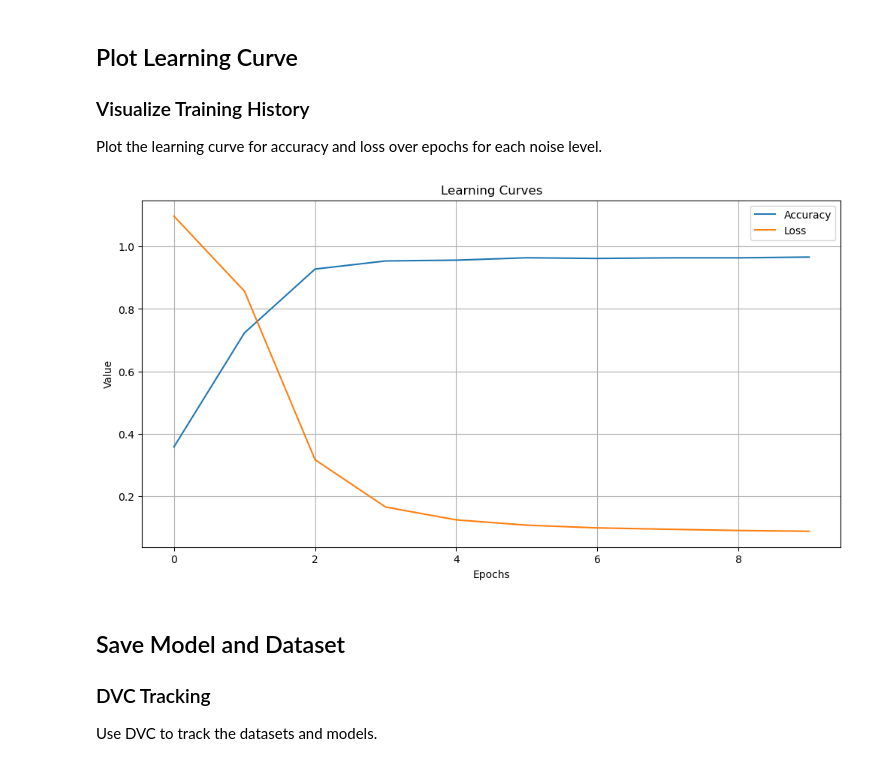
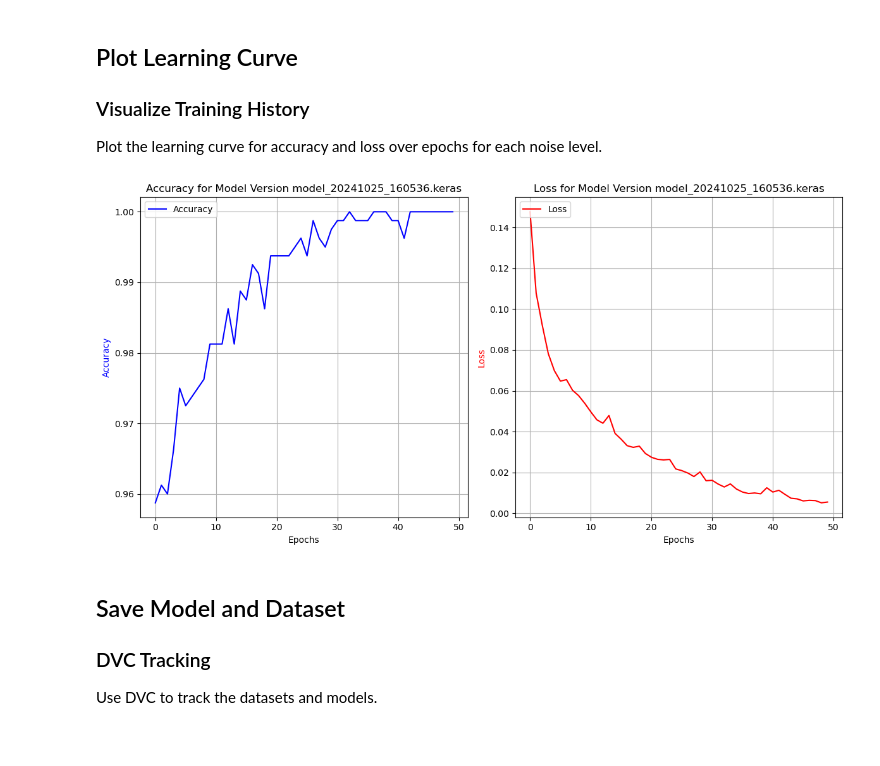
Before and after one commit to sadra-hub/5ara0-softwareForAI, a Jupyter notebook: generate_data.ipynb, the cells around one changed output. Saved outputs shown, nothing was run; the diff lists cells and outputs as text; code cells hidden in the pictures.

```diff
--- a/generate_data.ipynb
+++ b/generate_data.ipynb
@@ -45,7 +66,21 @@ Generate a dataset of images.
 for noise_level in NOISE_LEVELS:
     noise_level_str = str(noise_level).replace('.', '_')  # Replace decimal point for file naming
     dataset_path = os.path.join(DATASET_DIR, f"dataset_noise_{noise_level_str}")
-    generate_data_set(N_SAMPLES, dataset_path)
+
+    # Create the base dataset directory
+    os.makedirs(dataset_path, exist_ok=True)
+
+    # Create subdirectories for training and test images
+    training_images_path = os.path.join(dataset_path, 'training_images')
+    test_images_path = os.path.join(dataset_path, 'test_images')
+
+    # Create the training and test images directories
+    os.makedirs(training_images_path, exist_ok=True)
+    os.makedirs(test_images_path, exist_ok=True)
+
+    # Generate the dataset (for training and test)
+    generate_data_set(N_SAMPLES, training_images_path)
+    generate_data_set(N_SAMPLES, test_images_path)
 # %% [markdown]
 ## Train Model
 ### Training Function
@@ -69,22 +133,36 @@ for noise_level in NOISE_LEVELS:
 ## Plot Learning Curve
 ### Visualize Training History
 Plot the learning curve for accuracy and loss over epochs for each noise level.
-# %%
-plt.figure(figsize=(12, 6))
-
-for noise_level_str, history in training_histories.items():
-    plt.plot(history['accuracy'], label=f'Accuracy (Noise {noise_level_str})')
-    plt.plot(history['loss'], label=f'Loss (Noise {noise_level_str})')
-
-plt.title('Learning Curves for Different Noise Levels')
-plt.xlabel('Epochs')
-plt.ylabel('Value')
-plt.legend()
-plt.grid(True)
-plt.savefig('learning_curve.png')  # Save the learning curve figure
-plt.show()
-# %% [output]
-[figure, removed]
+# %%
+# Get the last noise level and its corresponding history
+last_noise_level_str = list(training_histories.keys())[-1]
+last_history = training_histories[last_noise_level_str]
+
+# Set up subplots: 1 row, 2 columns
+fig, (ax1, ax2) = plt.subplots(1, 2, figsize=(12, 6))
+
+# Plot accuracy
+ax1.plot(last_history.history['accuracy'], label='Accuracy', color='blue')
+ax1.set_title(f'Accuracy for Model Version {model_version}')
+ax1.set_xlabel('Epochs')
+ax1.set_ylabel('Accuracy', color='blue')
+ax1.legend(loc='upper left')
+ax1.grid(True)
+
+# Plot loss
+ax2.plot(last_history.history['loss'], label='Loss', color='red')
+ax2.set_title(f'Loss for Model Version {model_version}')
+ax2.set_xlabel('Epochs')
+ax2.set_ylabel('Loss', color='red')
+ax2.legend(loc='upper left')
+ax2.grid(True)
+
+# Adjust layout and save the figure
+plt.tight_layout()
+plt.savefig('learning_curves.png')  # Save the learning curve figure
+plt.show()
+# %% [output]
+[figure, added]
 # %% [markdown]
 ## Save Model and Dataset
 ### DVC Tracking
```
Also changed, not shown: parts of 6 cells of this notebook.
